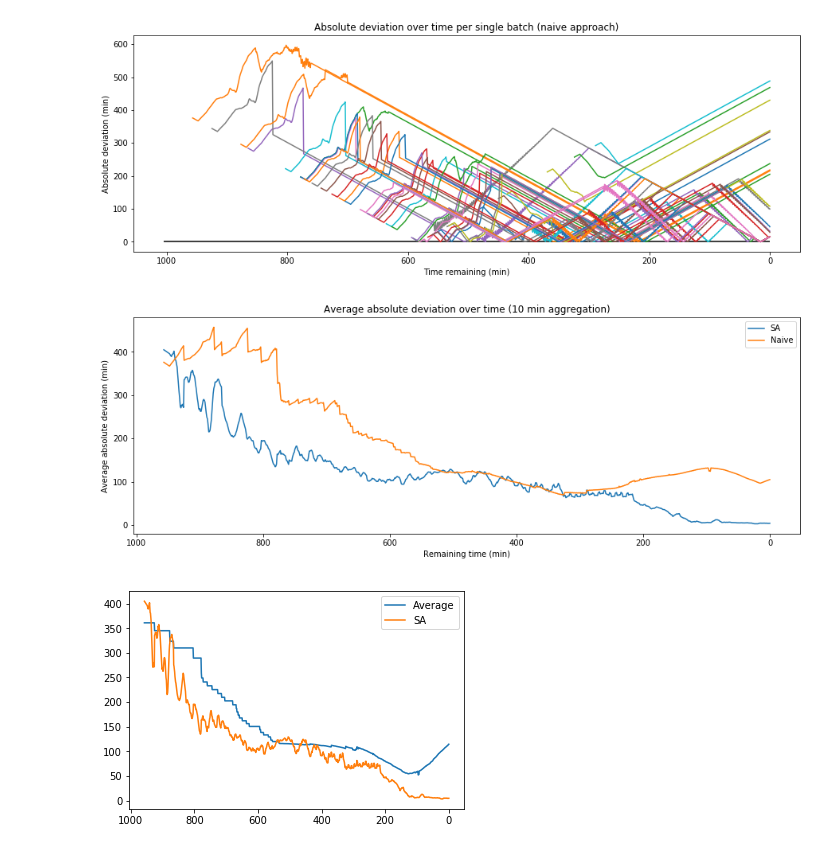
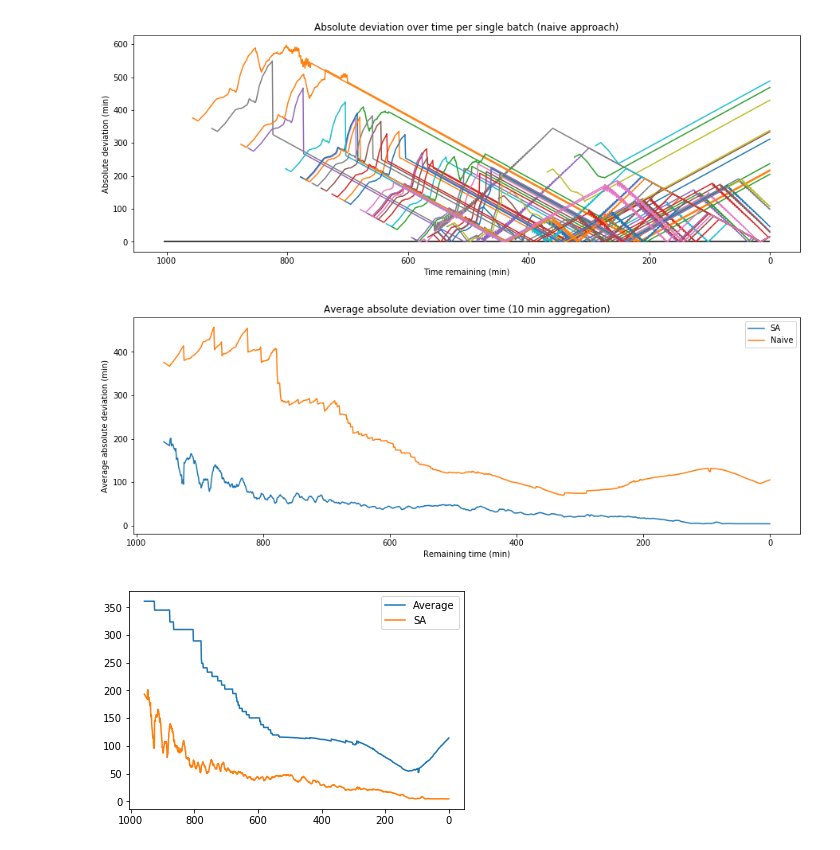
Before and after one commit to polkox928/pgdtw, a Jupyter notebook: final/real_experiment/real_exp2017.ipynb, the cells around one changed output. Saved outputs shown, nothing was run; the diff lists cells and outputs as text; code cells hidden in the pictures.

```diff
--- a/final/real_experiment/real_exp2017.ipynb
+++ b/final/real_experiment/real_exp2017.ipynb
@@ -268,14 +269,14 @@ with open('open_ended2017.pickle', 'wb') as f:
 # %%
 def predict_single_batch(batch, D_train):
     test_batch_id = list(batch.keys())[0]
-    if '%s.csv'%test_batch_id in os.listdir('cv_online2017/'): return
+    if '%s.csv'%test_batch_id in os.listdir('cv_online2017RF/'): return
 
     D = deepcopy(D_train)
     D.add_query(batch)
 
     D.call_dtw(test_batch_id, step_pattern=step_pattern, n_jobs=1, open_ended=True, all_sub_seq=True)
 
-    estimator = Estimator(dtw_obj=D)
+    estimator = Estimator(dtw_obj=D, regressor=RandomForestRegressor())
     for (i, j, d) in tqdm(D.data_open_ended['warp_dist'][test_batch_id], desc='Predicting Batch %s'%test_batch_id):
 
         data_x, data_y = deepcopy(generate_dataset_xy(i, j, test_batch_id, D, data))
@@ -317,7 +318,7 @@ def predict_single_batch(batch, D_train):
 
         estimator.fit(x_train, y_train)
         y_pred = estimator.predict(x_test)
-        with open('cv_online2017/%s.csv'%test_id.values[0], 'a+') as f:
+        with open('cv_online2017RF/%s.csv'%test_id.values[0], 'a+') as f:
             for (_id, row), y_p in zip(x_test.iterrows(), y_pred):
                 true_len = len(D.data['queries'][test_id.values[0]][0]['values'])
                 f.write('%s, %d, %d, %0.1f, %0.1f\n'%(test_id.values[0], row['length'], true_len, y_p, true_len - (row['length'] + y_p)))
@@ -328,8 +329,8 @@ for k, v in test_data.items():
 ag = 10
 fig = plt.figure(figsize=(15,5))
 tot_df = pd.DataFrame()
-for fn in os.listdir('cv_online2017/'):
-    df = pd.read_csv('cv_online2017/%s'%fn, header=None)
+for fn in os.listdir('cv_online2017RF/'):
+    df = pd.read_csv('cv_online2017RF/%s'%fn, header=None)
     df.drop_duplicates(inplace=True)
     df['mov_pred'] = df[3].rolling(ag).mean().fillna(method='bfill') + df[1]
     df['err'] = abs(df[2] - df['mov_pred'])
@@ -429,34 +425,34 @@ plt.title('Average absolute deviation over time (%d min aggregation)'%ag)
 plt.legend()
 plt.show()
 # %% [output]
-[figure, old version]
+[figure, new version]
 # %%
 errs = defaultdict(list)
 dftot = pd.DataFrame()
-for fn in os.listdir('cv_online2017/'):
+for fn in os.listdir('cv_online2017RF/'):
     if not fn.split('.')[0].endswith('avg'):
-        fp = 'cv_online2017/%s'%fn
+        fp = 'cv_online2017RF/%s'%fn
         df = pd.read_csv(fp, header = None, index_col=None)
         batch_id = str(df[0][0])
         for _id, row in df.iterrows():
             t = row[1]
             lengths = [len(v[0]['values']) for k, v in train_data.items() if k != 'reference' and len(v[0]['values']) > t]
             pred = np.mean(lengths) if lengths else np.nan
             err = row[2] - pred
             row[5] = row[2] -t
             row[6] = err
             errs[batch_id].append((row[2] -t, err))
             dftot = pd.concat([dftot, pd.DataFrame({'r': row[2] -t, 'e': abs(err)}, index=[0])], ignore_index=True, axis=0)
 
 
 
 aggr = tot_df.groupby(by=['remaining']).aggregate({'err': 'mean'})
 aggreg = dftot.groupby(by=['r']).aggregate({'e': 'mean'})
 plt.plot(aggreg, label = 'Average')
 plt.plot(aggr, label = 'SA')
 plt.legend()
 ax = plt.gca()
 ax.invert_xaxis()
 plt.show()
 # %% [output]
-[figure, old version]
+[figure, new version]
```
Also changed, not shown: parts of 3 cells of this notebook, 1 other file.
